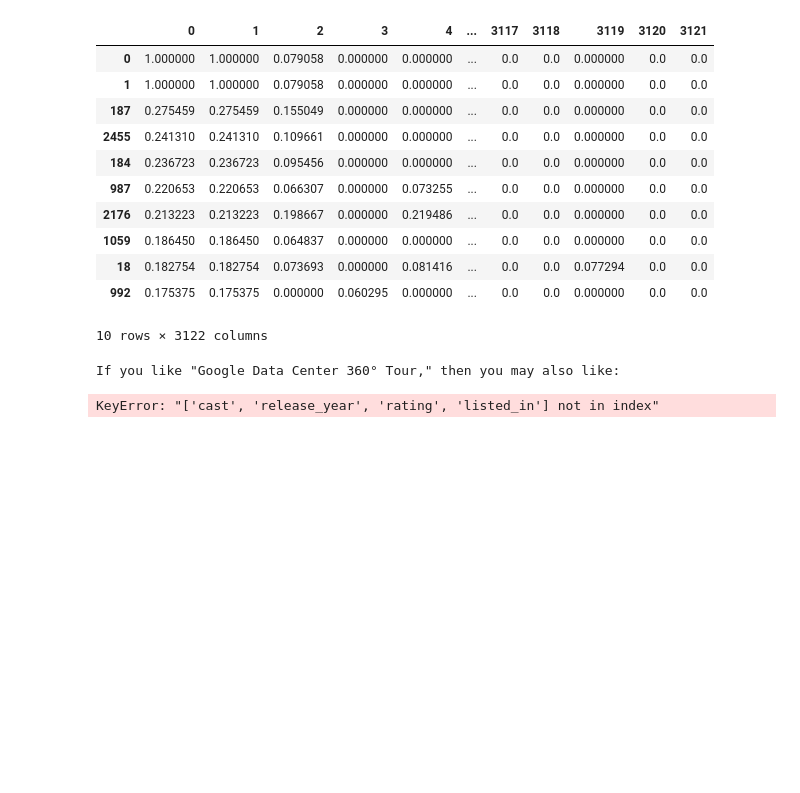
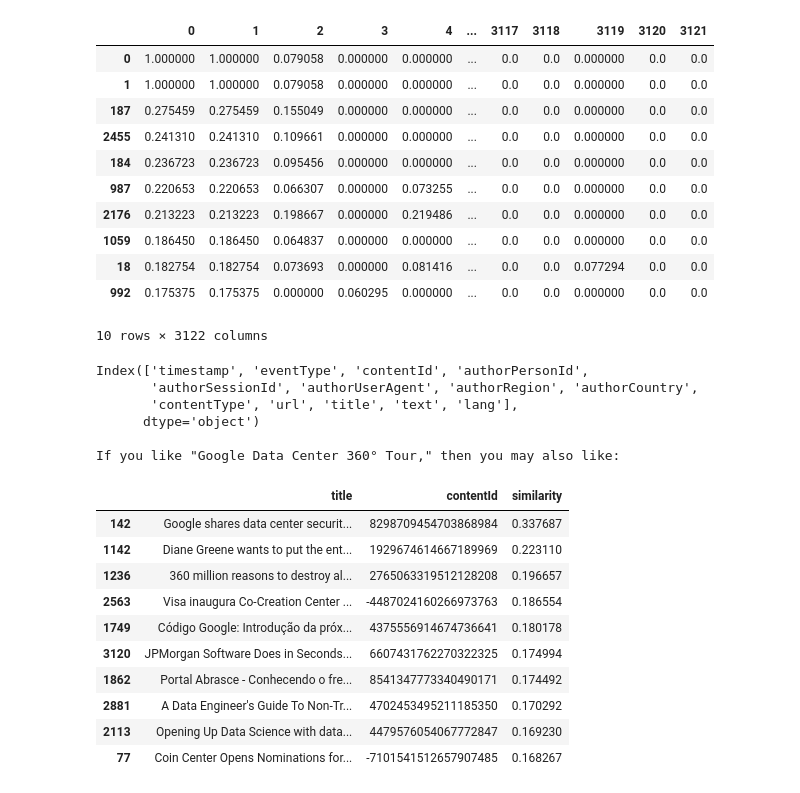
Before and after one commit to logan2003-spencer/455-Last-Assignment, a Jupyter notebook: content_filtering.ipynb, the cells around one changed output. Cells and saved outputs as stored; diff of their text form; code cells hidden in the pictures; blank space fills up the shorter version.

```diff
--- a/content_filtering.ipynb
+++ b/content_filtering.ipynb
@@ -199,30 +215,47 @@ def get_recommendations(item_id, sim_matrix, n=10, messages=True):
 # %%
 # Change this value to any title you'd like to get recommendations
 title = "Google Data Center 360° Tour"
+
+print(df_shared_articles.columns)
 
 # Check if the title is valid; if not, suggest alternatives and use the last one for recommendations
 if title in df_shared_articles['title'].to_list():
   id = df_shared_articles.index[df_shared_articles['title']==title][0] # Convert the title to an index (i.e. item ID)
 else:
   print(f"\"{title}\" is not in the data set. Try one of these:\n")
   for row in df_shared_articles.sample(n=10).itertuples():  # Get a random 10 titles
     id = row[0]
     title = row.title
     print(f'\t{title}')
 
 print(f"\nIf you like \"{title},\" then you may also like:\n")
 
 # Call the function and return the dictionary; print out the dictionary if you want to see what it is
 recommend_dict = get_recommendations(id, cosine_sim, n=10, messages=False)
 
-# Add the dictionary to a new DataFrame; this isn't necessary, but it helps to see what movies are recommended
+# Add the dictionary to a new DataFrame; this isn't necessary, but it helps to see what articles are recommended
 df_similarity = pd.DataFrame(data=recommend_dict.values(), columns=['similarity'], index=recommend_dict.keys())
 
-# Create a subset of the original df DataFrame with only the recommended movies
-df_recommendations = df_shared_articles.loc[df_shared_articles.index.isin(recommend_dict.keys()), ['title', 'cast', 'release_year', 'rating', 'listed_in']]
+# Create a subset of the original df DataFrame with only the recommended articles
+df_recommendations = df_shared_articles.loc[df_shared_articles.index.isin(recommend_dict.keys()), ['title', 'contentId']]
 
-# Join the original df results with the recommended movie similarity scores so that we can sort the list and view it
+# Join the original df results with the recommended article similarity scores so that we can sort the list and view it
 df_recommendations.join(df_similarity).sort_values(by=['similarity'], ascending=False)
 # %% [output]
+Index(['timestamp', 'eventType', 'contentId', 'authorPersonId',
+       'authorSessionId', 'authorUserAgent', 'authorRegion', 'authorCountry',
+       'contentType', 'url', 'title', 'text', 'lang'],
+      dtype='object')
+
 If you like "Google Data Center 360° Tour," then you may also like:
-KeyError: "['cast', 'release_year', 'rating', 'listed_in'] not in index"
+|  | title | contentId | similarity |
+| 142 | Google shares data center securit... | 8298709454703868984 | 0.337687 |
+| 1142 | Diane Greene wants to put the ent... | 1929674614667189969 | 0.223110 |
+| 1236 | 360 million reasons to destroy al... | 2765063319512128208 | 0.196657 |
+| 2563 | Visa inaugura Co-Creation Center ... | -4487024160266973763 | 0.186554 |
+| 1749 | Código Google: Introdução da próx... | 4375556914674736641 | 0.180178 |
+| 3120 | JPMorgan Software Does in Seconds... | 6607431762270322325 | 0.174994 |
+| 1862 | Portal Abrasce - Conhecendo o fre... | 8541347773340490171 | 0.174492 |
+| 2881 | A Data Engineer's Guide To Non-Tr... | 4702453495211185350 | 0.170292 |
+| 2113 | Opening Up Data Science with data... | 4479576054067772847 | 0.169230 |
+| 77 | Coin Center Opens Nominations for... | -7101541512657907485 | 0.168267 |
```
Also changed, not shown: parts of 2 cells of this notebook, 4 other files.
